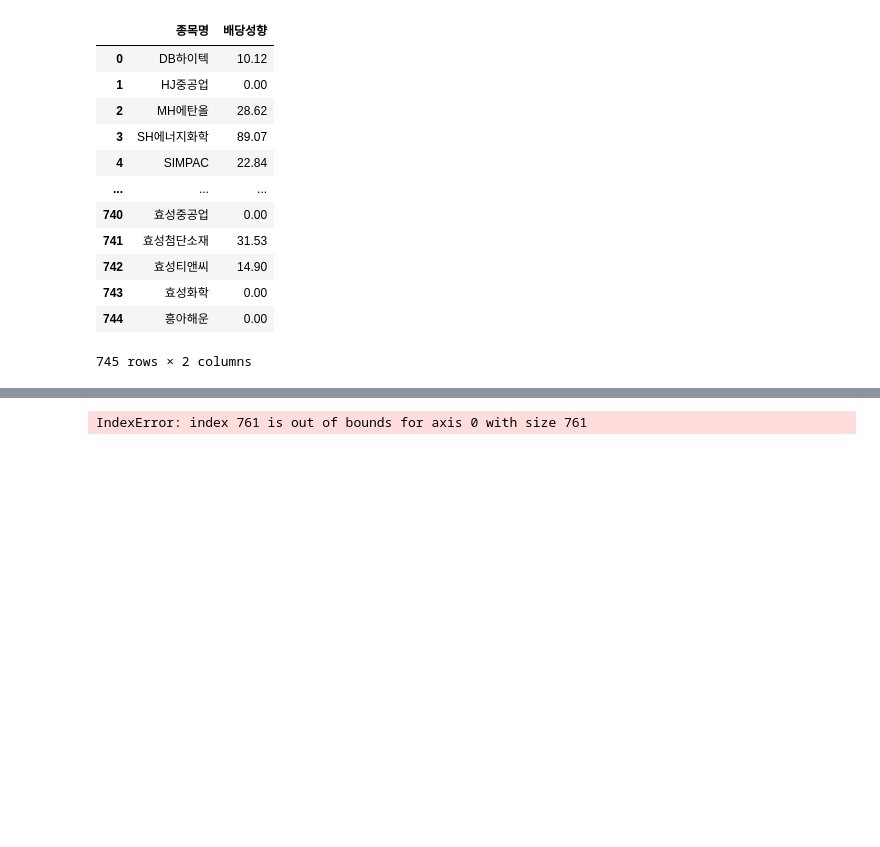
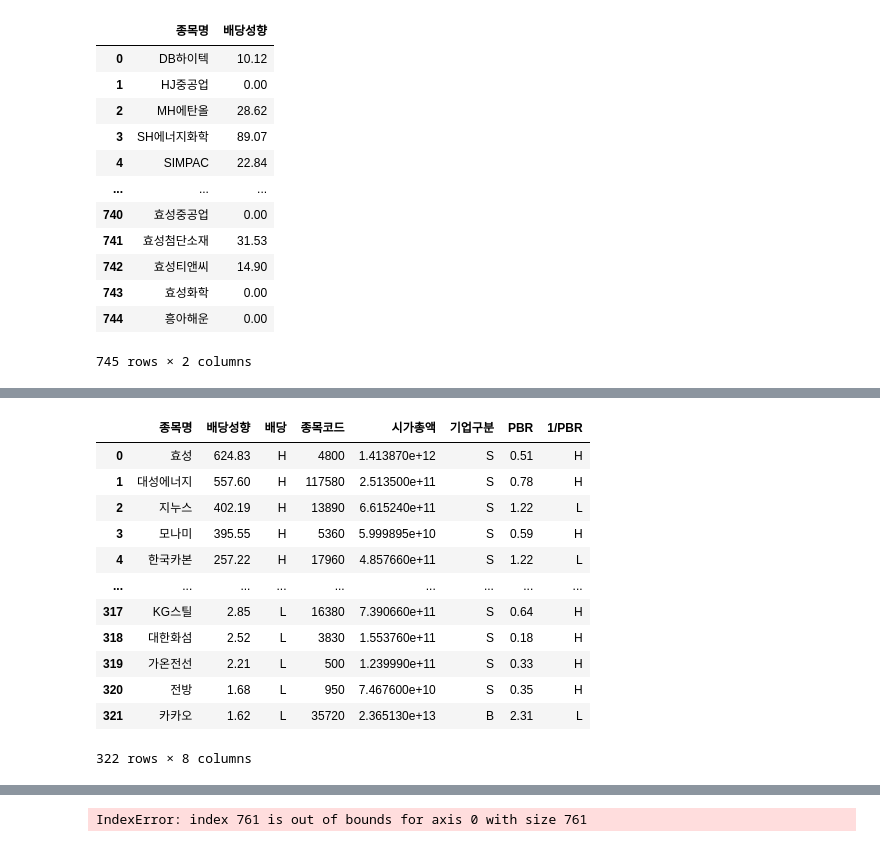
Before and after one commit to minxzzy/hackathon, a Jupyter notebook: need.ipynb, the cells around one changed output, grey strips where cells are left out. Saved outputs shown, nothing was run; the diff lists cells and outputs as text; code cells hidden in the pictures; blank space fills up the shorter version.

```diff
--- a/need.ipynb
+++ b/need.ipynb
@@ -154,0 +156,3 @@ pbr_2022['1/PBR'] = pbr_2022['PBR'].apply(lambda x : 'H' if x < 1 else 'L')
+# %%
+table = pd.merge(comp, pbr_2022, on='종목명')
+table
@@ -196,0 +236,3 @@ dbi
+# %%
+dbi['배당'] = 0
+dbi
@@ -196,0 +253,4 @@ dbi
+# %%
+dbi.loc[:135, '배당'] = 'H'
+dbi.loc[300 : 453, '배당'] = 'L'
+dbi
@@ -196,0 +271,17 @@ dbi
+# %%
+data = pd.merge(dbi, table, on='종목명')
+data
+# %% [output]
+|  | 종목명 | 배당성향 | 배당 | 종목코드 | 시가총액 | 기업구분 | PBR | 1/PBR |
+| 0 | 효성 | 624.83 | H | 4800 | 1.413870e+12 | S | 0.51 | H |
+| 1 | 대성에너지 | 557.60 | H | 117580 | 2.513500e+11 | S | 0.78 | H |
+| 2 | 지누스 | 402.19 | H | 13890 | 6.615240e+11 | S | 1.22 | L |
+| 3 | 모나미 | 395.55 | H | 5360 | 5.999895e+10 | S | 0.59 | H |
+| 4 | 한국카본 | 257.22 | H | 17960 | 4.857660e+11 | S | 1.22 | L |
+| ... | ... | ... | ... | ... | ... | ... | ... | ... |
+| 317 | KG스틸 | 2.85 | L | 16380 | 7.390660e+11 | S | 0.64 | H |
+| 318 | 대한화섬 | 2.52 | L | 3830 | 1.553760e+11 | S | 0.18 | H |
+| 319 | 가온전선 | 2.21 | L | 500 | 1.239990e+11 | S | 0.33 | H |
+| 320 | 전방 | 1.68 | L | 950 | 7.467600e+10 | S | 0.35 | H |
+| 321 | 카카오 | 1.62 | L | 35720 | 2.365130e+13 | B | 2.31 | L |
+322 rows × 8 columns
```
Also changed, not shown: parts of 11 cells of this notebook.
